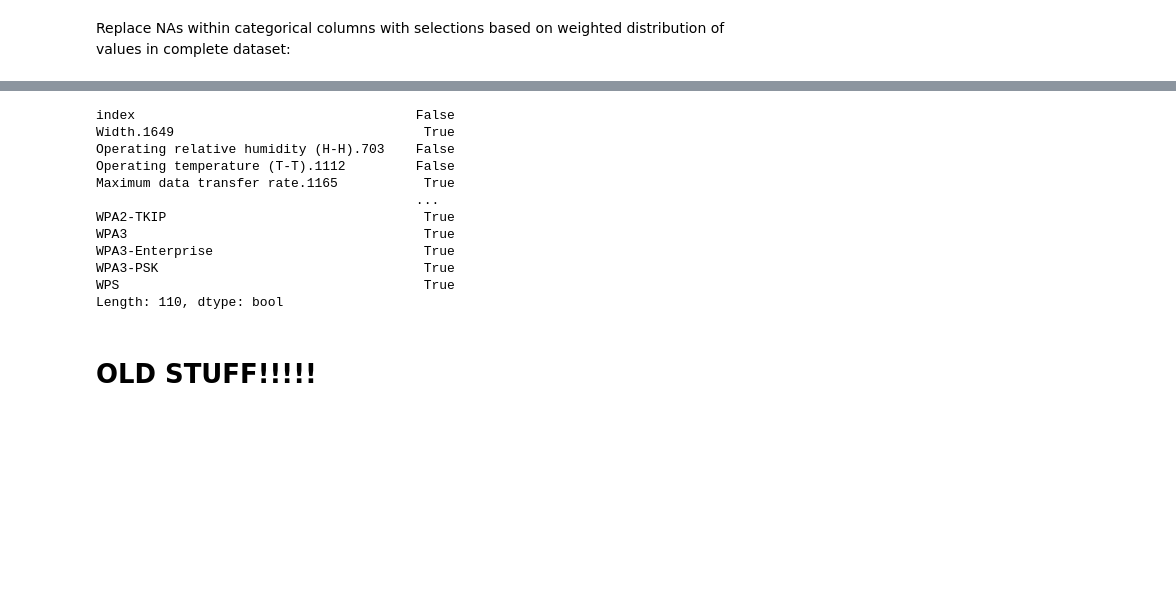
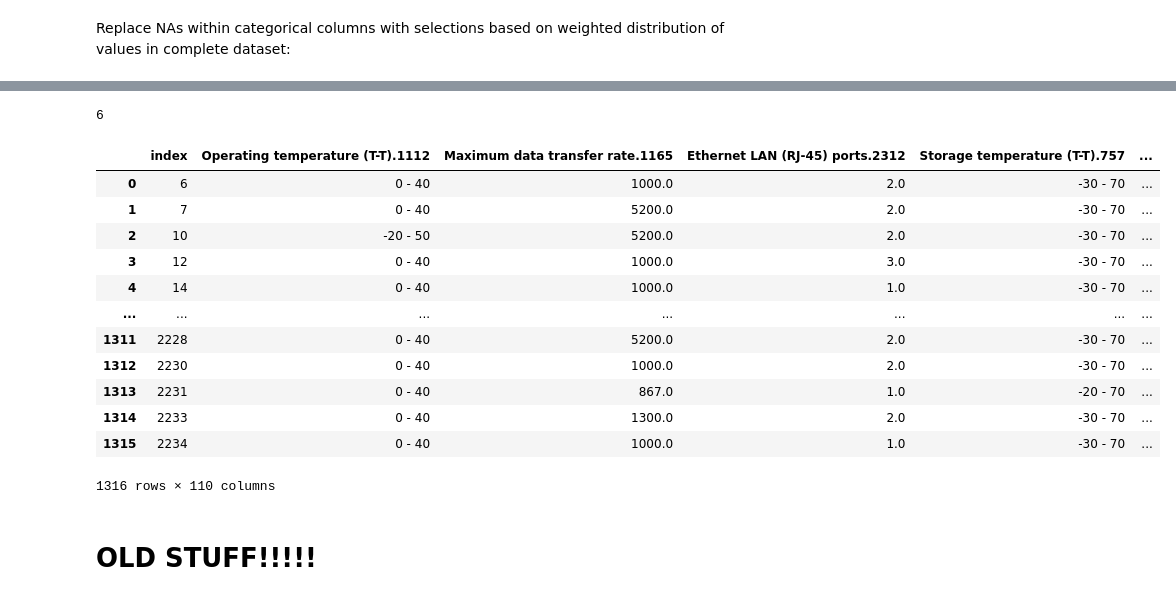
Before and after one commit to bigarabuza/StiboSystems, a Jupyter notebook: IceCat Full/analysis_ice_cat_full.ipynb, the cells around one changed output, grey strips where cells are left out. Saved outputs shown, nothing was run; the diff lists cells and outputs as text; code cells hidden in the pictures; blank space fills up the shorter version.

```diff
--- a/IceCat Full/analysis_ice_cat_full.ipynb
+++ b/IceCat Full/analysis_ice_cat_full.ipynb
@@ -338,8 +319,11 @@ def impute_cat_weighted_dist(complete_data, amp_data, cat):
     return random.choices(population=cat_complete_dist.index, weights=cat_complete_dist.values, k=cat_na.size)
 # %%
 cols_to_impute = ["Storage temperature (T-T).757", "Operating relative humidity (H-H).703","Operating temperature (T-T).1112"]
+
+na_idx_by_col = {}
 
 for col in cols_to_impute:
     col_vals = xgdata_mice_forest_amp[col]
     col_vals_na = col_vals[col_vals.isna()]
+    na_idx_by_col[col] = list(col_vals_na.index)
     xgdata_mice_forest_amp[col].loc[list(col_vals_na.index)] = impute_cat_weighted_dist(xgdata_mice_forest, xgdata_mice_forest_amp, col)
@@ -345,0 +429,4 @@ for col in cols_to_impute:
+# %%
+sum(2 for i in range(3))
+# %% [output]
+6
@@ -346,15 +445,18 @@ for col in cols_to_impute:
+# %%
+xgdata_complete
+# %% [output]
+|  | index | Operating temperature (T-T).1112 | Maximum data transfer rate.1165 | Ethernet LAN (RJ-45) ports.2312 | Storage temperature (T-T).757 | ... |
+| 0 | 6 | 0 - 40 | 1000.0 | 2.0 | -30 - 70 | ... |
+| 1 | 7 | 0 - 40 | 5200.0 | 2.0 | -30 - 70 | ... |
+| 2 | 10 | -20 - 50 | 5200.0 | 2.0 | -30 - 70 | ... |
+| 3 | 12 | 0 - 40 | 1000.0 | 3.0 | -30 - 70 | ... |
+| 4 | 14 | 0 - 40 | 1000.0 | 1.0 | -30 - 70 | ... |
+| ... | ... | ... | ... | ... | ... | ... |
+| 1311 | 2228 | 0 - 40 | 5200.0 | 2.0 | -30 - 70 | ... |
+| 1312 | 2230 | 0 - 40 | 1000.0 | 2.0 | -30 - 70 | ... |
+| 1313 | 2231 | 0 - 40 | 867.0 | 1.0 | -20 - 70 | ... |
+| 1314 | 2233 | 0 - 40 | 1300.0 | 2.0 | -30 - 70 | ... |
+| 1315 | 2234 | 0 - 40 | 1000.0 | 1.0 | -30 - 70 | ... |
+1316 rows × 110 columns
 # %%
-xgdata_mice_forest_amp.isna().any()
+xgdata_mice_forest_amp
-# %% [output]
-index                                    False
-Width.1649                                True
-Operating relative humidity (H-H).703    False
-Operating temperature (T-T).1112         False
-Maximum data transfer rate.1165           True
-                                         ...
-WPA2-TKIP                                 True
-WPA3                                      True
-WPA3-Enterprise                           True
-WPA3-PSK                                  True
-WPS                                       True
-Length: 110, dtype: bool
```
Also changed, not shown: parts of 48 cells of this notebook, 2 other files.
